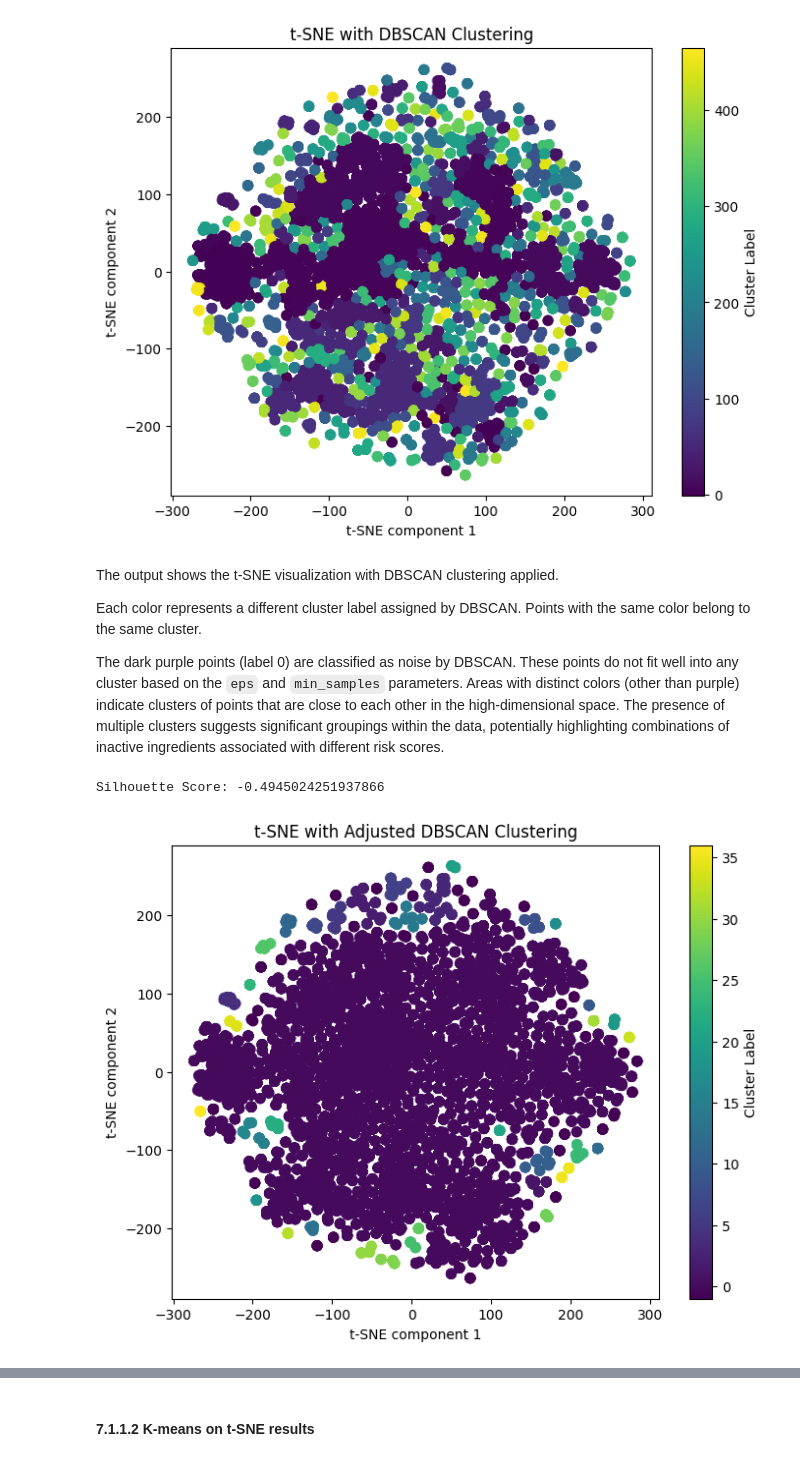
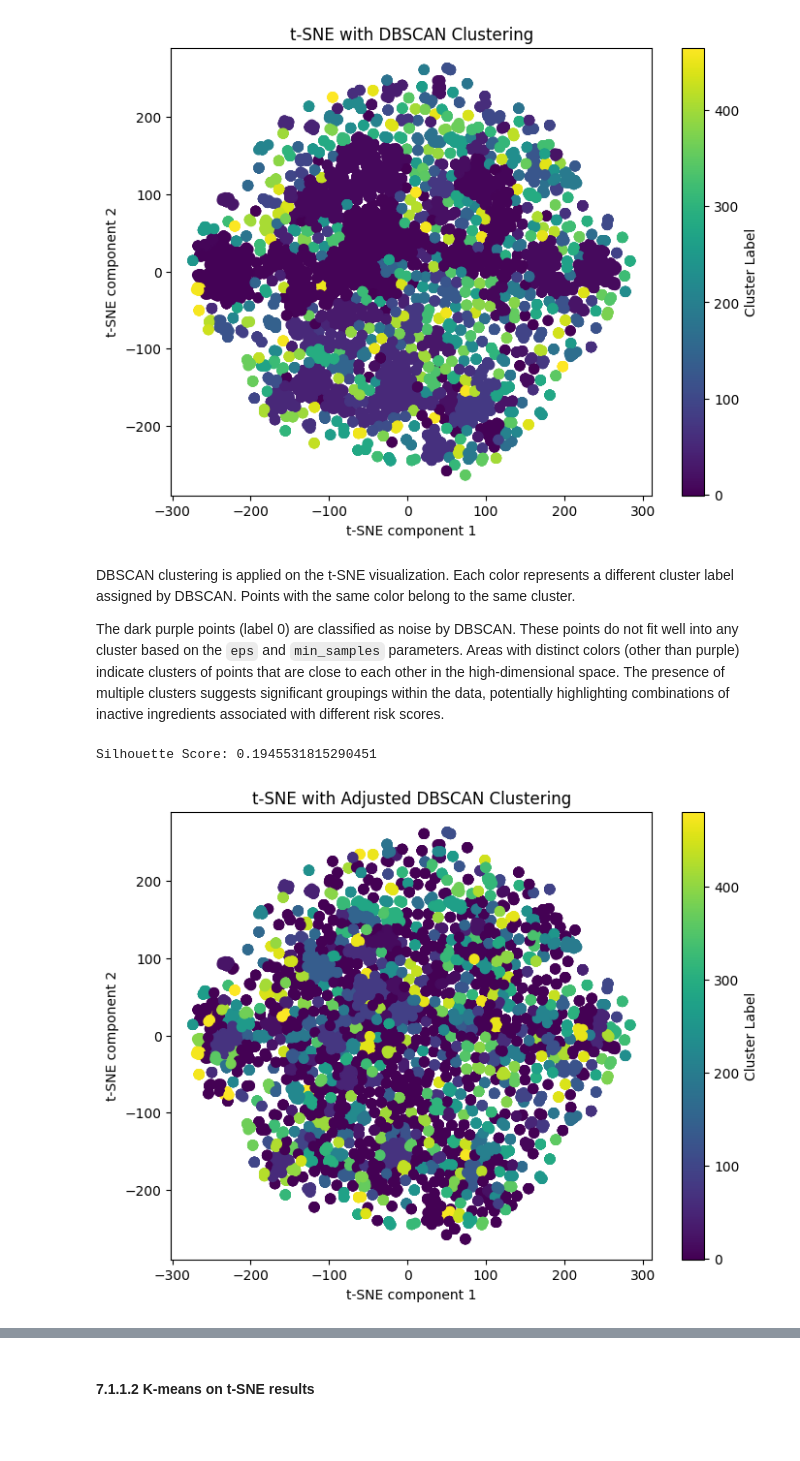
Before and after one commit to LaraN01/DrugData_AdverseEvents, a Jupyter notebook: Notebook_4_models.ipynb, the cells around one changed output, grey strips where cells are left out. Saved outputs shown, nothing was run; the diff lists cells and outputs as text; code cells hidden in the pictures; blank space fills up the shorter version.

```diff
--- a/Notebook_4_models.ipynb
+++ b/Notebook_4_models.ipynb
@@ -464,34 +442,26 @@ plt.show()
 # %% [output]
 [figure]
 # %% [markdown]
-The output shows the t-SNE visualization with DBSCAN clustering applied.
-
-Each color represents a different cluster label assigned by DBSCAN. Points with the same color belong to the same cluster.
+DBSCAN clustering is applied on the t-SNE visualization. Each color represents a different cluster label assigned by DBSCAN. Points with the same color belong to the same cluster.
 
 The dark purple points (label 0) are classified as noise by DBSCAN. These points do not fit well into any cluster based on the `eps` and `min_samples` parameters. Areas with distinct colors (other than purple) indicate clusters of points that are close to each other in the high-dimensional space. The presence of multiple clusters suggests significant groupings within the data, potentially highlighting combinations of inactive ingredients associated with different risk scores.
 # %%
-from sklearn.metrics import silhouette_score
-
-# Adjust DBSCAN parameters
-dbscan = DBSCAN(eps=15, min_samples=10)  # Adjust these values as needed
+dbscan = DBSCAN(eps=7, min_samples=8)
 clusters = dbscan.fit_predict(tsne_data[['tsne1', 'tsne2']])
 tsne_data['cluster'] = clusters
 
-# Calculate the silhouette score
 sil_score = silhouette_score(tsne_data[['tsne1', 'tsne2']], tsne_data['cluster'])
-
-# Print silhouette score
 print(f'Silhouette Score: {sil_score}')
 
-# Plotting the adjusted t-SNE results with DBSCAN clustering
 plt.figure(figsize=(8, 6))
 scatter = plt.scatter(tsne_data['tsne1'], tsne_data['tsne2'], c=tsne_data['cluster'], cmap='viridis', s=50)
 plt.colorbar(scatter, label='Cluster Label')
 plt.title('t-SNE with Adjusted DBSCAN Clustering')
 plt.xlabel('t-SNE component 1')
 plt.ylabel('t-SNE component 2')
+#plt.savefig('pictures/240624_tsne_only_DBSCAN_adj.png')
 plt.show()
 # %% [output]
-Silhouette Score: -0.4945024251937866
+Silhouette Score: 0.1945531815290451
-[figure, old version]
+[figure, new version]
 # %% [markdown]
```
Also changed, not shown: parts of 104 cells of this notebook.
